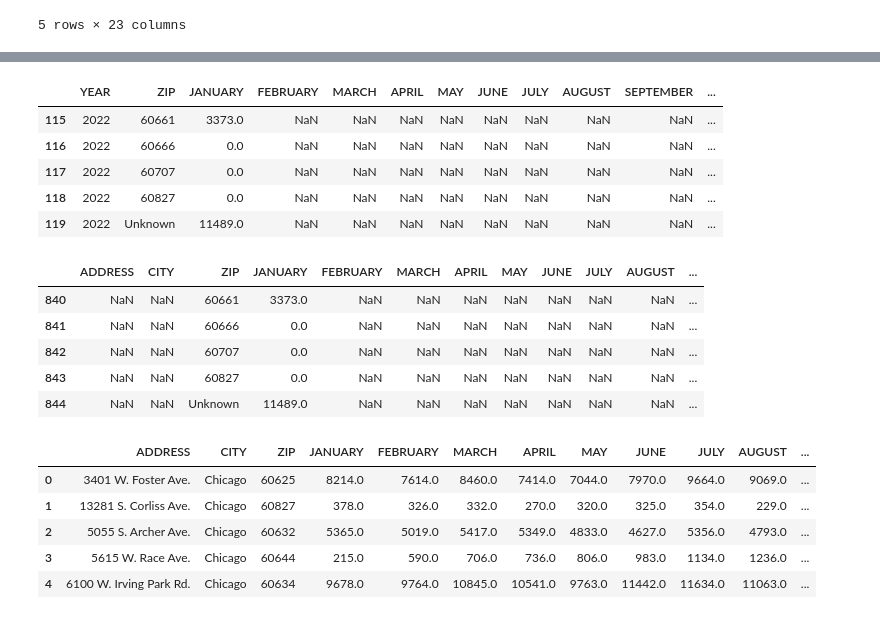
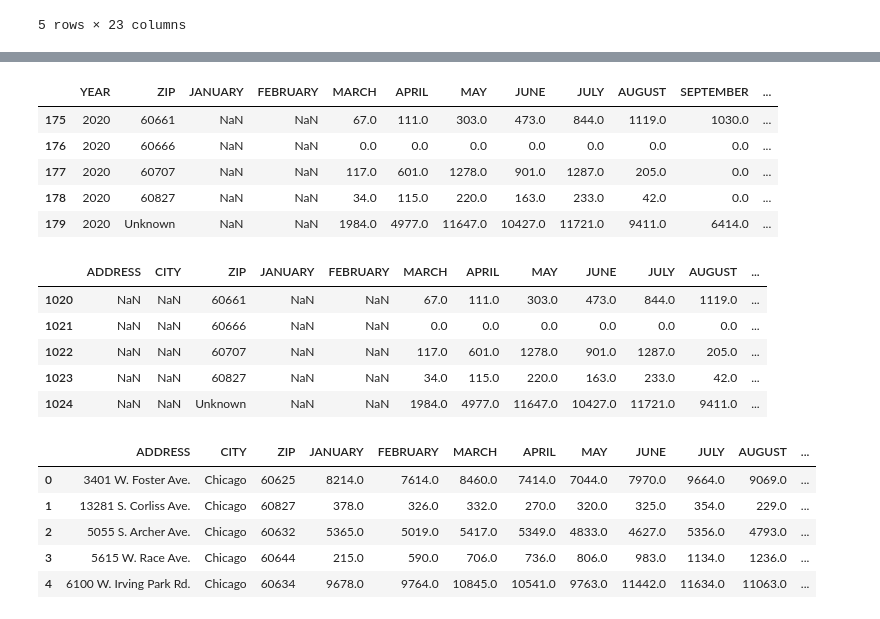
Before and after one commit to nataliepiehl/project_one, a Jupyter notebook: Code/data_cleanup.ipynb, the cells around one changed output, grey strips where cells are left out. Cells and saved outputs as stored; diff of their text form; code cells hidden in the pictures.

```diff
--- a/Code/data_cleanup.ipynb
+++ b/Code/data_cleanup.ipynb
@@ -126,7 +126,7 @@ month_conversion = {2: "FEBRUARY",
 for month in range(2,13):
     cases_weekly_subset = cases_weekly[ cases_weekly['Month'] == month]
     cases_weekly_subset = cases_weekly_subset.drop(['Month'], axis = 1)
-    cases_weekly_formatted = pd.merge(cases_weekly_formatted, cases_weekly_subset, how = "left", on = ["YEAR", "ZIP"])
+    cases_weekly_formatted = pd.merge(cases_weekly_formatted, cases_weekly_subset, how = "outer", on = ["YEAR", "ZIP"])
     cases_weekly_formatted = cases_weekly_formatted.rename(columns={"Cases - Weekly": month_conversion[month]})
 
 cases_weekly_formatted['TYPE'] = ['Cases'] * len(cases_weekly_formatted)
@@ -151,7 +151,7 @@ deaths_weekly_formatted = deaths_weekly_formatted.rename(columns={"Deaths - Week
 for month in range(2,13):
     deaths_weekly_subset = deaths_weekly[ deaths_weekly['Month'] == month]
     deaths_weekly_subset = deaths_weekly_subset.drop(['Month'], axis = 1)
-    deaths_weekly_formatted = pd.merge(deaths_weekly_formatted, deaths_weekly_subset, how = "left", on = ["YEAR", "ZIP"])
+    deaths_weekly_formatted = pd.merge(deaths_weekly_formatted, deaths_weekly_subset, how = "outer", on = ["YEAR", "ZIP"])
     deaths_weekly_formatted = deaths_weekly_formatted.rename(columns={"Deaths - Weekly": month_conversion[month]})
 
 deaths_weekly_formatted['TYPE'] = ['Deaths'] * len(deaths_weekly_formatted)
@@ -167,28 +167,28 @@ deaths_weekly_formatted.tail()
 # %%
 # Group and sum deaths-weekly for a given year, month, and zip code
 covid_grouped = covid_df.groupby(['YEAR', 'Month', 'ZIP'])
 tests_weekly = pd.DataFrame(covid_grouped['Tests - Weekly'].sum())
 tests_weekly = tests_weekly.reset_index()
 tests_weekly_formatted = tests_weekly[ tests_weekly['Month'] == 1]
 tests_weekly_formatted = tests_weekly_formatted.drop(['Month'], axis = 1)
 tests_weekly_formatted = tests_weekly_formatted.rename(columns={"Tests - Weekly": "JANUARY"})
 
 for month in range(2,13):
     tests_weekly_subset = tests_weekly[ tests_weekly['Month'] == month]
     tests_weekly_subset = tests_weekly_subset.drop(['Month'], axis = 1)
-    tests_weekly_formatted = pd.merge(tests_weekly_formatted, tests_weekly_subset, how = "left", on = ["YEAR", "ZIP"])
+    tests_weekly_formatted = pd.merge(tests_weekly_formatted, tests_weekly_subset, how = "outer", on = ["YEAR", "ZIP"])
     tests_weekly_formatted = tests_weekly_formatted.rename(columns={"Tests - Weekly": month_conversion[month]})
 
 tests_weekly_formatted['TYPE'] = ['Tests'] * len(tests_weekly_formatted)
 tests_weekly_formatted['YTD'] = tests_weekly_formatted.iloc[:,2:14].sum(axis = 1)
 tests_weekly_formatted.tail()
 # %% [output]
 |  | YEAR | ZIP | JANUARY | FEBRUARY | MARCH | APRIL | MAY | JUNE | JULY | AUGUST | SEPTEMBER | ... |
-| 115 | 2022 | 60661 | 3373.0 | NaN | NaN | NaN | NaN | NaN | NaN | NaN | NaN | ... |
-| 116 | 2022 | 60666 | 0.0 | NaN | NaN | NaN | NaN | NaN | NaN | NaN | NaN | ... |
-| 117 | 2022 | 60707 | 0.0 | NaN | NaN | NaN | NaN | NaN | NaN | NaN | NaN | ... |
-| 118 | 2022 | 60827 | 0.0 | NaN | NaN | NaN | NaN | NaN | NaN | NaN | NaN | ... |
-| 119 | 2022 | Unknown | 11489.0 | NaN | NaN | NaN | NaN | NaN | NaN | NaN | NaN | ... |
+| 175 | 2020 | 60661 | NaN | NaN | 67.0 | 111.0 | 303.0 | 473.0 | 844.0 | 1119.0 | 1030.0 | ... |
+| 176 | 2020 | 60666 | NaN | NaN | 0.0 | 0.0 | 0.0 | 0.0 | 0.0 | 0.0 | 0.0 | ... |
+| 177 | 2020 | 60707 | NaN | NaN | 117.0 | 601.0 | 1278.0 | 901.0 | 1287.0 | 205.0 | 0.0 | ... |
+| 178 | 2020 | 60827 | NaN | NaN | 34.0 | 115.0 | 220.0 | 163.0 | 233.0 | 42.0 | 0.0 | ... |
+| 179 | 2020 | Unknown | NaN | NaN | 1984.0 | 4977.0 | 11647.0 | 10427.0 | 11721.0 | 9411.0 | 6414.0 | ... |
 # %%
 # Merge library and covid data
 merged = pd.merge(merged, cases_weekly_formatted, how = "outer")
@@ -197,11 +197,11 @@ merged = pd.merge(merged, tests_weekly_formatted, how = "outer")
 merged.tail()
 # %% [output]
 |  | ADDRESS | CITY | ZIP | JANUARY | FEBRUARY | MARCH | APRIL | MAY | JUNE | JULY | AUGUST | ... |
-| 840 | NaN | NaN | 60661 | 3373.0 | NaN | NaN | NaN | NaN | NaN | NaN | NaN | ... |
-| 841 | NaN | NaN | 60666 | 0.0 | NaN | NaN | NaN | NaN | NaN | NaN | NaN | ... |
-| 842 | NaN | NaN | 60707 | 0.0 | NaN | NaN | NaN | NaN | NaN | NaN | NaN | ... |
-| 843 | NaN | NaN | 60827 | 0.0 | NaN | NaN | NaN | NaN | NaN | NaN | NaN | ... |
-| 844 | NaN | NaN | Unknown | 11489.0 | NaN | NaN | NaN | NaN | NaN | NaN | NaN | ... |
+| 1020 | NaN | NaN | 60661 | NaN | NaN | 67.0 | 111.0 | 303.0 | 473.0 | 844.0 | 1119.0 | ... |
+| 1021 | NaN | NaN | 60666 | NaN | NaN | 0.0 | 0.0 | 0.0 | 0.0 | 0.0 | 0.0 | ... |
+| 1022 | NaN | NaN | 60707 | NaN | NaN | 117.0 | 601.0 | 1278.0 | 901.0 | 1287.0 | 205.0 | ... |
+| 1023 | NaN | NaN | 60827 | NaN | NaN | 34.0 | 115.0 | 220.0 | 163.0 | 233.0 | 42.0 | ... |
+| 1024 | NaN | NaN | Unknown | NaN | NaN | 1984.0 | 4977.0 | 11647.0 | 10427.0 | 11721.0 | 9411.0 | ... |
 # %%
 # Merge ZIP code coordinates
 merged = pd.merge(merged, covid_df[["ZIP", "ZIP Code Location"]].drop_duplicates(), how = "left")
```
Also changed, not shown: parts of 3 cells of this notebook, 3 other files.
